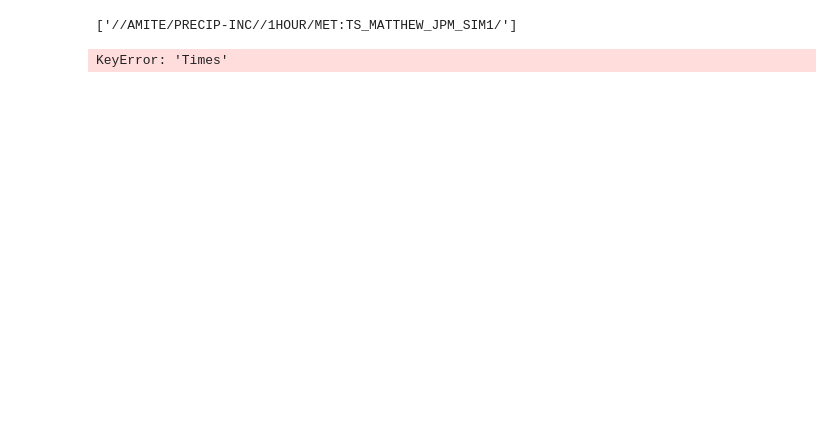
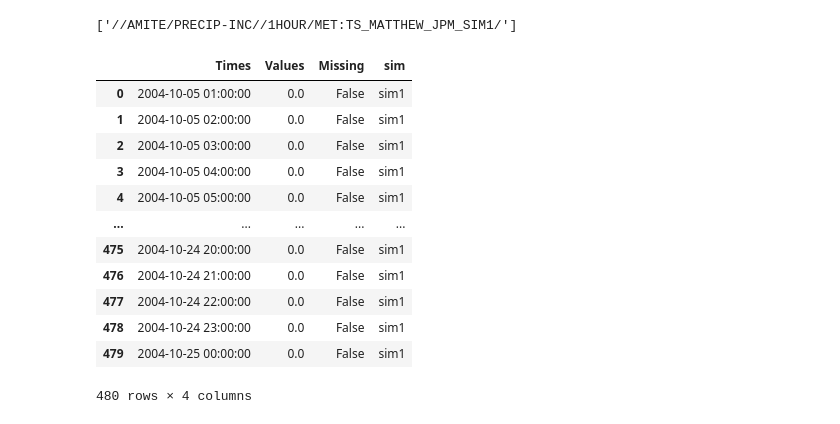
Before and after one commit to mylesmc123/lwi_jpm_hms_runner, a Jupyter notebook: ResultsMaker.ipynb, the cells around one changed output. Drawn from its saved outputs; the diff is of its cells as text; code cells hidden in the pictures; blank space fills up the shorter version.

```diff
--- a/ResultsMaker.ipynb
+++ b/ResultsMaker.ipynb
@@ -10,7 +14,9 @@ dss_dir = r"Z:\LWI\EJPM-OS-Param-Rainfall-Tests\hms_out_dss\2004_Matthew"
 dss_files = glob.glob(dss_dir+"//*.dss")
 dss_files = sorted(dss_files)
 
+event = 'Hurricane Matthew (2004)'
 hms_element = 'Amite'
 parameter = 'PRECIP-INC'
+n_columns = 1
 # %%
 fid.close()
@@ -48,19 +145,31 @@ df_multi = pd.DataFrame()
 # %%
 
 df = pd.DataFrame()
 
 
-df['Times'] = df.append(ts.pytimes)
-df['Values'] = df.append(ts.values)
-df['Missing'] = df.append(ts.nodata)
+df['Times'] = ts.pytimes
+df['Values'] = ts.values
+df['Missing'] = ts.nodata
 df.Values = np.where(df.Missing == True, np.NaN, df.Values)
-df['sim'] = df.append('sim1')
+df['sim'] = sim
 
 df
 # df_multi.concat(df, ignore_index=True)
 # df_multi
 # %% [output]
+|  | Times | Values | Missing | sim |
+| 0 | 2004-10-05 01:00:00 | 0.0 | False | sim1 |
+| 1 | 2004-10-05 02:00:00 | 0.0 | False | sim1 |
+| 2 | 2004-10-05 03:00:00 | 0.0 | False | sim1 |
+| 3 | 2004-10-05 04:00:00 | 0.0 | False | sim1 |
+| 4 | 2004-10-05 05:00:00 | 0.0 | False | sim1 |
+| ... | ... | ... | ... | ... |
+| 475 | 2004-10-24 20:00:00 | 0.0 | False | sim1 |
+| 476 | 2004-10-24 21:00:00 | 0.0 | False | sim1 |
+| 477 | 2004-10-24 22:00:00 | 0.0 | False | sim1 |
+| 478 | 2004-10-24 23:00:00 | 0.0 | False | sim1 |
+| 479 | 2004-10-25 00:00:00 | 0.0 | False | sim1 |
-KeyError: 'Times'
+480 rows × 4 columns
 # %%
 import matplotlib.pyplot as plt
 plt.plot(df.Times,df.Values)
```
Also changed, not shown: parts of 5 cells of this notebook, 3 other files.
